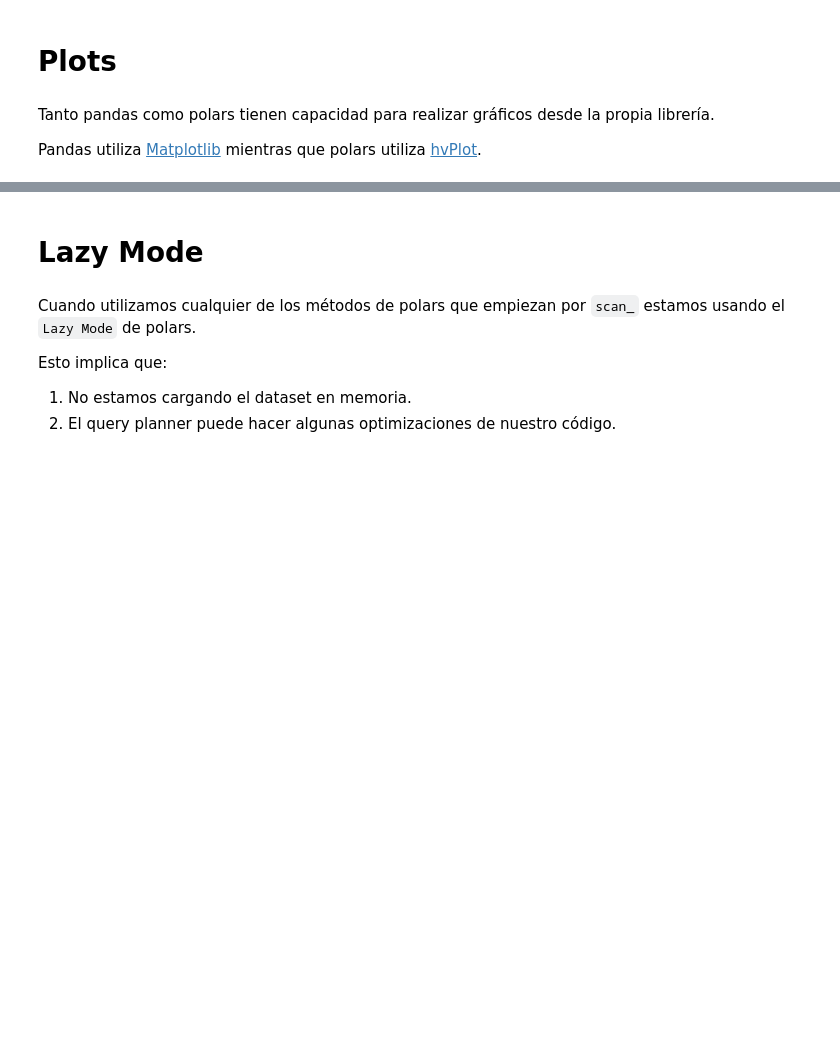
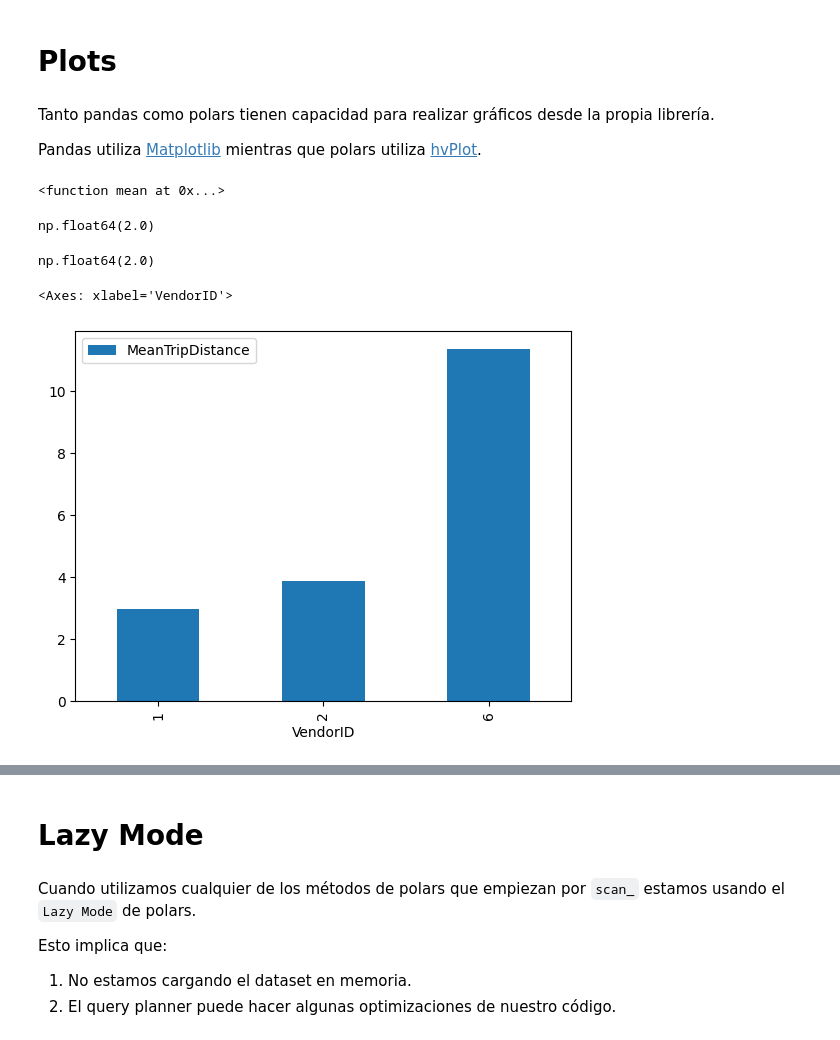
Before and after one commit to nicopyds/polanyt, a Jupyter notebook: Workshop_Polars_vs_Pandas_Hands_On.ipynb, the cells around one changed output, grey strips where cells are left out. Saved outputs shown, nothing was run; the diff lists cells and outputs as text; code cells hidden in the pictures; blank space fills up the shorter version.

```diff
--- a/Workshop_Polars_vs_Pandas_Hands_On.ipynb
+++ b/Workshop_Polars_vs_Pandas_Hands_On.ipynb
@@ -160,3 +208,5 @@ Más adelante veremos los `LazyFrames` de polars.
 # %%
 # cargar el dataset
 # pandas
+
+pddf = pd.read_parquet(TRIP2401)
@@ -225,3 +495,5 @@ Por el otro lado, podemos pensar en `expresiones` como operaciones que queremos
 
 # usar el assign de pandas
 # pandas
+pddf["FlagIsNull"] = pddf["PassengerCount"].isnull()
+pddf["FlagIsNull"].sum()
@@ -296,0 +767,8 @@ Pandas utiliza [Matplotlib](https://matplotlib.org/) mientras que polars utiliza
+# %%
+np.mean
+# %% [output]
+<function mean at 0x...>
+# %%
+np.mean([1, 2, 3])
+# %% [output]
+np.float64(2.0)
@@ -297,12 +780,28 @@ Pandas utiliza [Matplotlib](https://matplotlib.org/) mientras que polars utiliza
+# %%
+EXECUTION_FUNCIONTS["mean"]([1, 2, 3])
+# %% [output]
+np.float64(2.0)
 # %%
 # hacer un bar plot de la distancia media por VendorId
 
 # groupby
 # agg
 # reset y sort
 # Vendor, MeanTripDistance
 # plot
 # pandas
+
+(
+    pddf
+    .groupby("VendorID")
+    .agg(
+        MeanTripDistance = ("TripDistance", "mean")
+    )
+    .plot(kind = "bar")
+)
+# %% [output]
+<Axes: xlabel='VendorID'>
+[figure, added]
 # %%
 # group_by
 # agg
```
Also changed, not shown: parts of 57 cells of this notebook, 2 other files.
